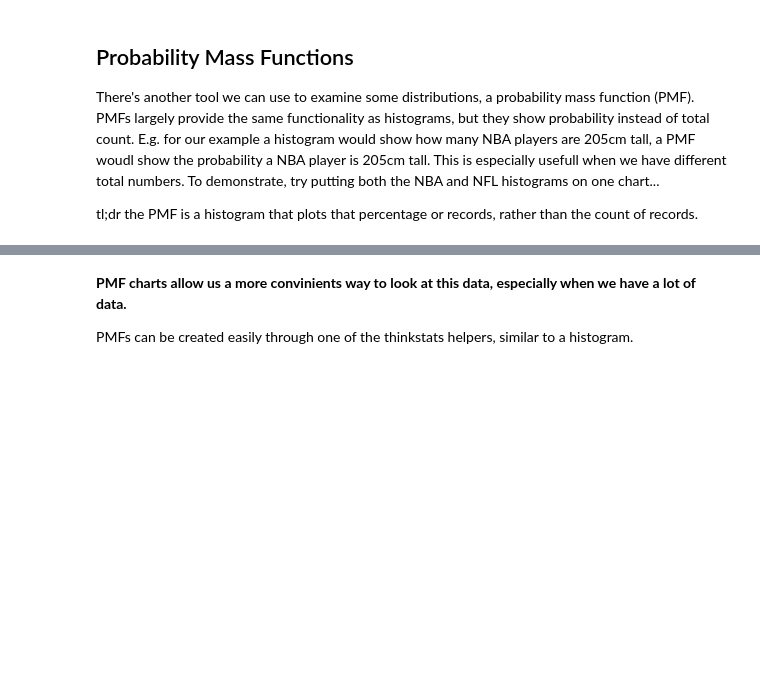
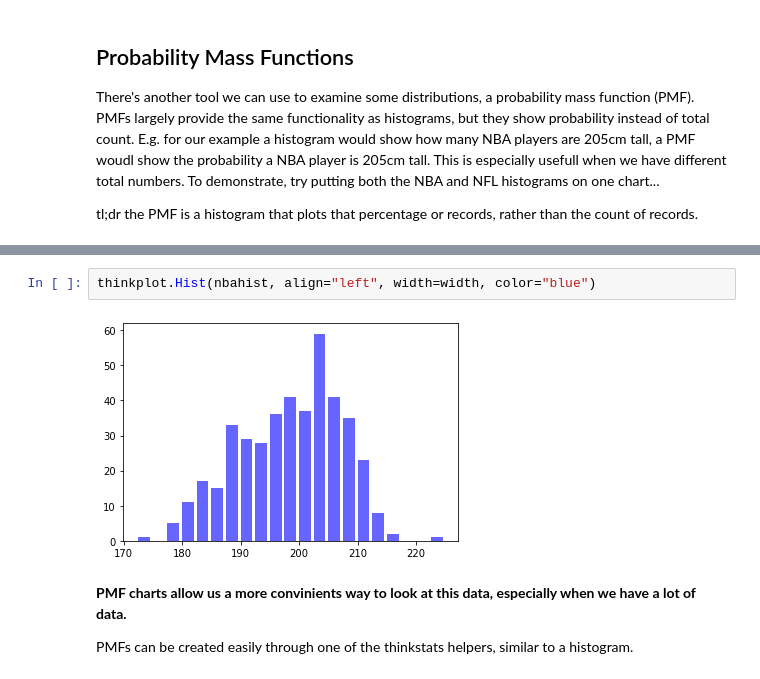
Before and after one commit to guochuanyong/Basic_Stats_in_Python_Student_Workbooks, a Jupyter notebook: 003_Var_Std_Dev_sol.ipynb, the cells around one changed output, grey strips where cells are left out. Cells and saved outputs as stored; diff of their text form; blank space fills up the shorter version.

```diff
--- a/003_Var_Std_Dev_sol.ipynb
+++ b/003_Var_Std_Dev_sol.ipynb
@@ -320,3 +324,7 @@ thinkplot.Config(xlabel='Height', ylabel='Count', xlim=[160, 220], ylim=[0,2500]
+# %%
+thinkplot.Hist(nbahist, align="left", width=width, color="blue")
+# %% [output]
+[figure, added]
 # %% [markdown]
 <b>PMF charts allow us a more convinients way to look at this data, especially when we have a lot of data. </b>
 
```
Also changed, not shown: parts of 3 cells of this notebook, 3 other files.
